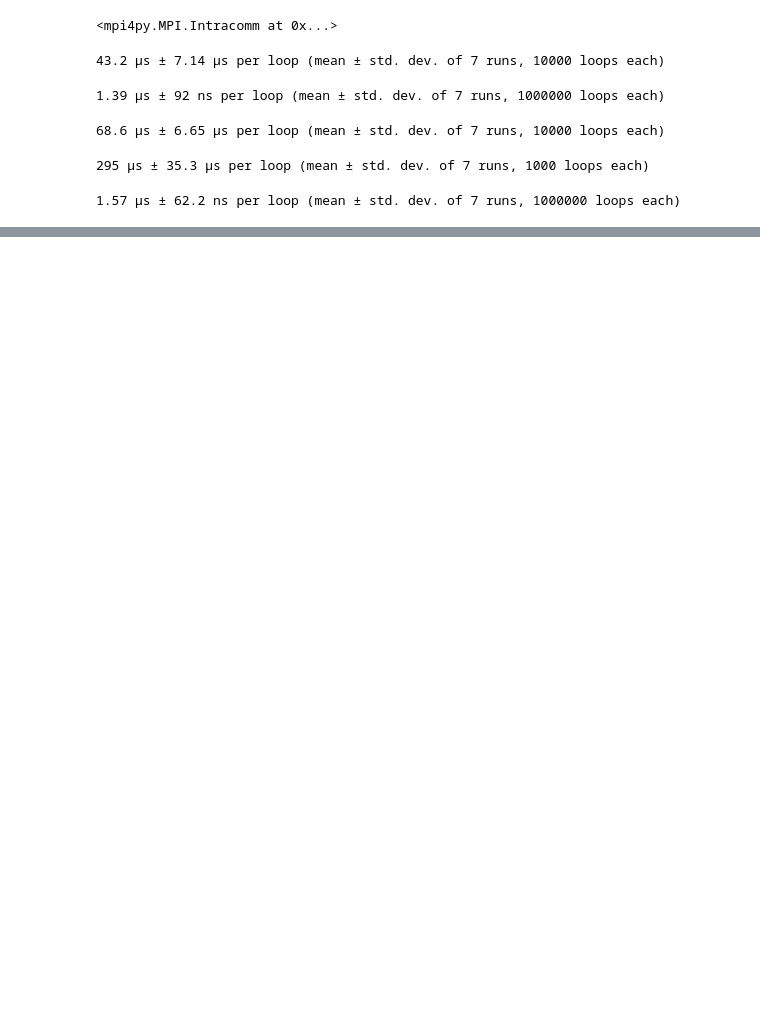
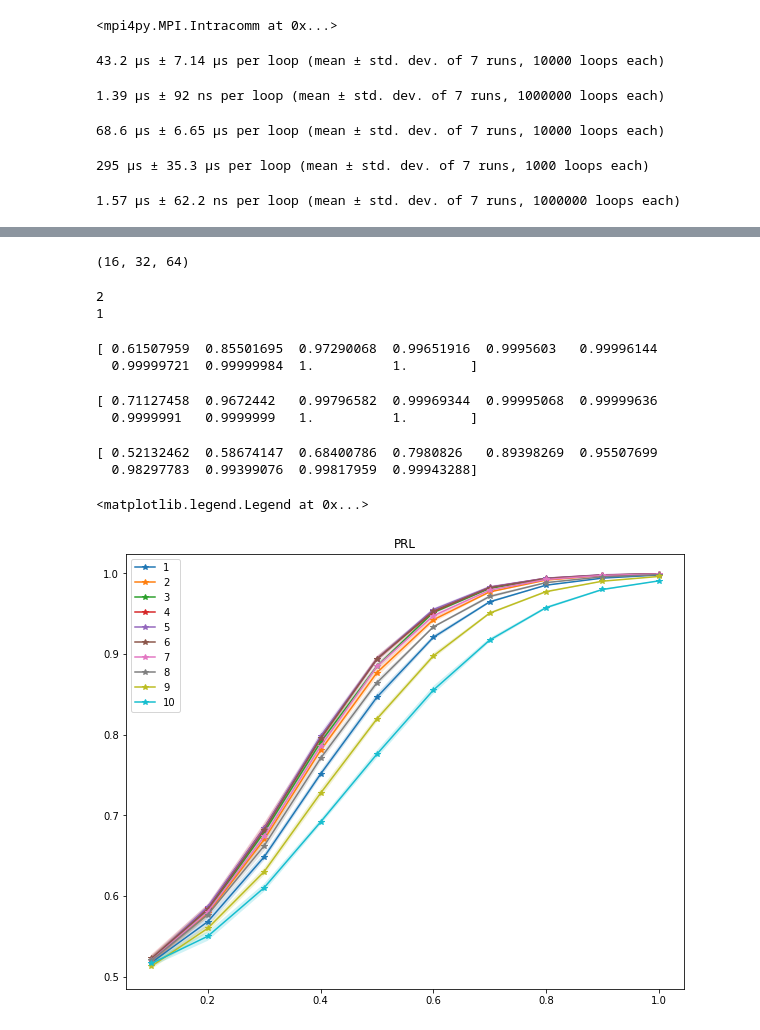
Before and after one commit to iphysresearch/Python4GW, a Jupyter notebook: CNN.ipynb, the cells around one changed output, grey strips where cells are left out. Saved outputs shown, nothing was run; the diff lists cells and outputs as text; code cells hidden in the pictures; blank space fills up the shorter version.

```diff
--- a/CNN.ipynb
+++ b/CNN.ipynb
@@ -1485,0 +1546,42 @@ B = np.array([[9,8,7,6], [8,7,6,5], [7,6,5,4], [6,5,4,3]])
+# %%
+temp(1+2)
+# %% [output]
+(16, 32, 64)
+# %%
+for i in range(1,2+1)[::-1]:
+    print(i)
+# %% [output]
+2
+1
+# %%
+print(AUC_OURs.mean(axis=2)[-2])
+# %% [output]
+[ 0.61507959  0.85501695  0.97290068  0.99651916  0.9995603   0.99996144
+  0.99999721  0.99999984  1.          1.        ]
+# %%
+for i in range(1,11):
+    print(AUC_PLB.mean(axis=2)[-2])
+    break
+# %% [output]
+[ 0.71127458  0.9672442   0.99796582  0.99969344  0.99995068  0.99999636
+  0.9999991   0.9999999   1.          1.        ]
+# %%
+for i in range(1,11):
+    print(AUC_PRL.mean(axis=2)[-6])
+    break
+# %% [output]
+[ 0.52132462  0.58674147  0.68400786  0.7980826   0.89398269  0.95507699
+  0.98297783  0.99399076  0.99817959  0.99943288]
+# %%
+AUC_PRL = np.load('./data_AUC/AUC_PRL.npy')
+plt.figure(figsize=(10,8))
+xrange = np.linspace(0.1,1,10)
+for i in range(10):
+    plt.plot(xrange, AUC_PRL[i].mean(axis=1),'*-', label=i+1)
+    plt.fill_between(xrange, y1 = AUC_PRL[i].mean(axis=1)-AUC_PRL[i].std(axis=1)
+                     ,y2 = AUC_PRL[i].mean(axis=1)+AUC_PRL[i].std(axis=1) ,alpha=.2)
+plt.title('PRL')
+plt.legend()
+# %% [output]
+<matplotlib.legend.Legend at 0x...>
+[figure, added]
```
Also changed, not shown: parts of 5 cells of this notebook, 12 other files.
